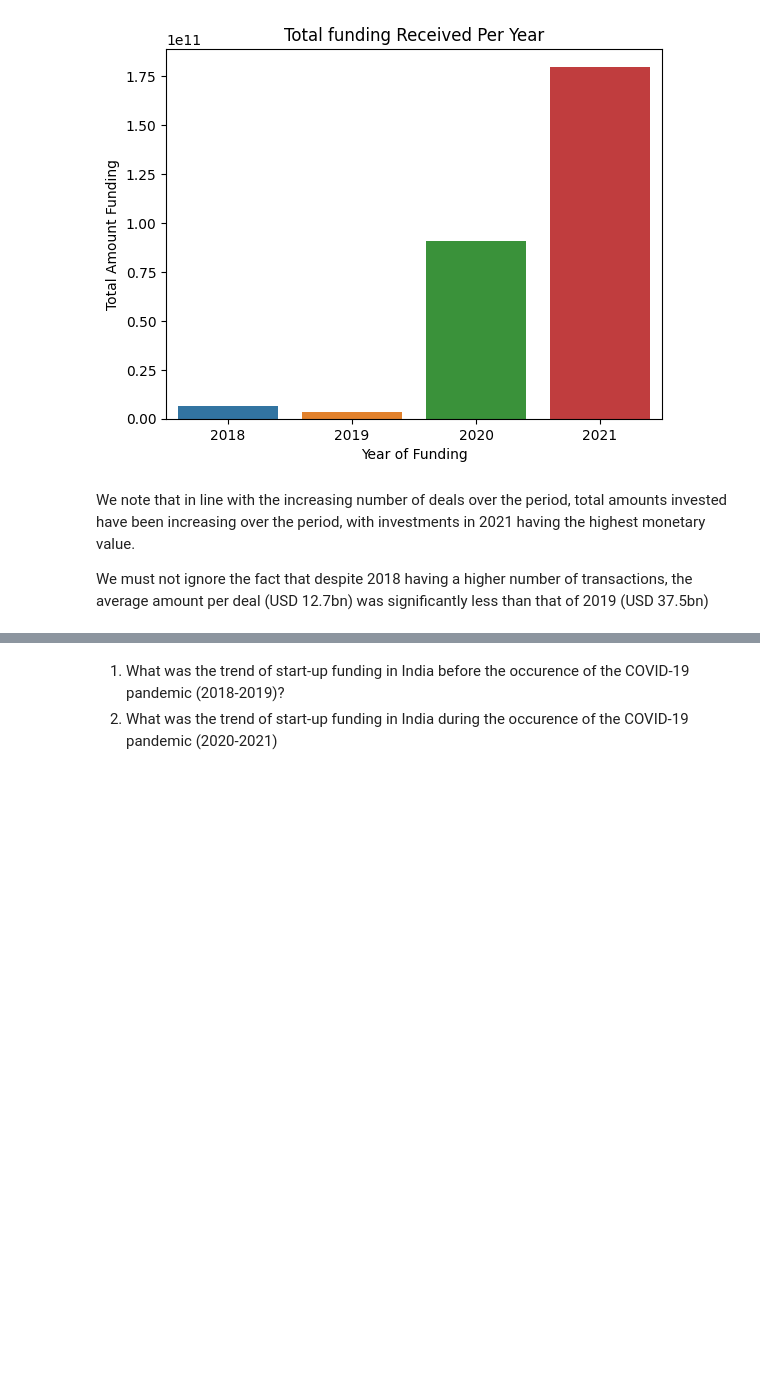
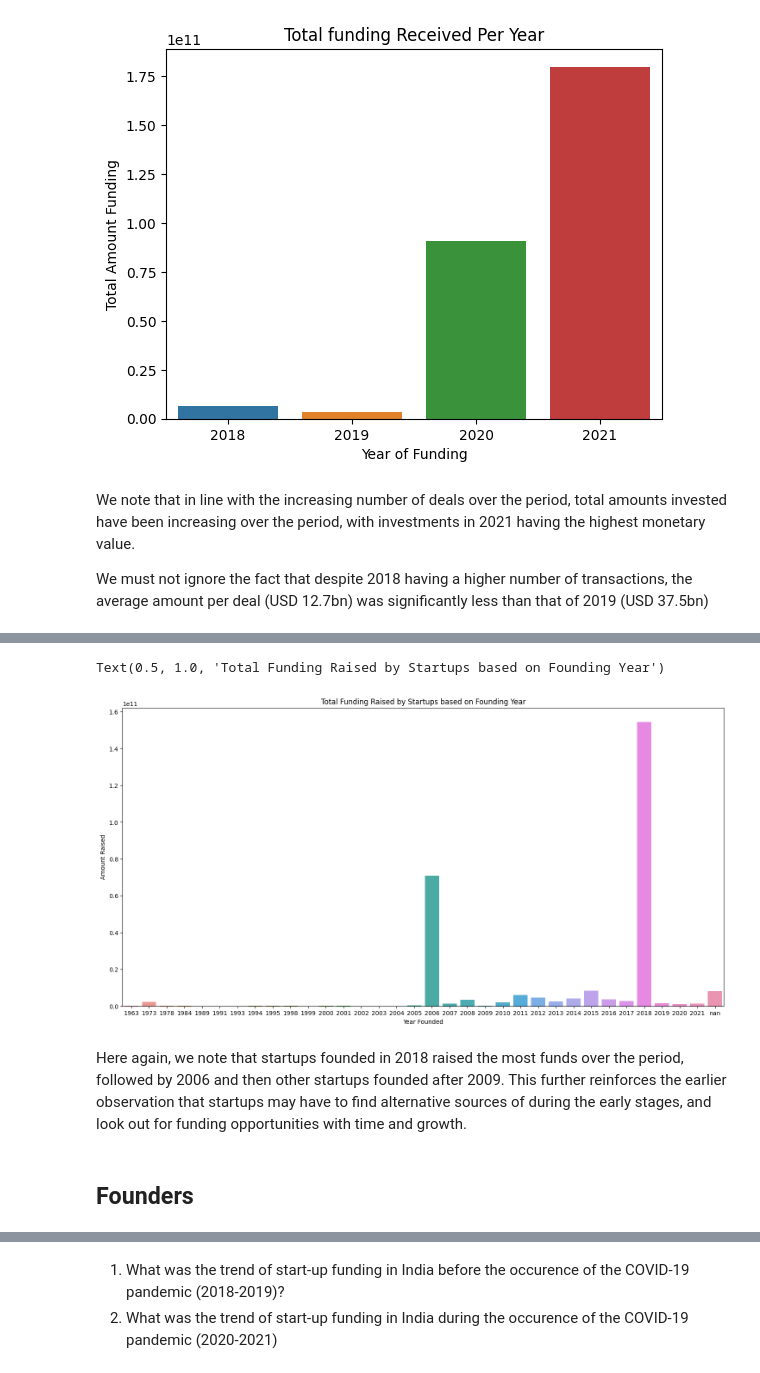
Before and after one commit to kbay9/Indian-startup-funding-analyses-with-python, a Jupyter notebook: DataAnalysis_Step_By_Step_Guide.ipynb, the cells around one changed output, grey strips where cells are left out. Saved outputs shown, nothing was run; the diff lists cells and outputs as text; code cells hidden in the pictures; blank space fills up the shorter version.

```diff
--- a/DataAnalysis_Step_By_Step_Guide.ipynb
+++ b/DataAnalysis_Step_By_Step_Guide.ipynb
@@ -2096,0 +2208,4 @@ We must not ignore the fact that despite 2018 having a higher number of transact
+# %%
+# Let's look at how much the average startup raised based on their founding year
+year_founded_grouped = complete_data_set.groupby("Founded").Amount.agg(["count","sum", "mean", "median"])
+year_founded_grouped
@@ -2096,0 +2231,13 @@ We must not ignore the fact that despite 2018 having a higher number of transact
+# %%
+plt.figure(figsize = (18,9))
+sns.barplot(x = year_founded_grouped.index, y = year_founded_grouped["sum"])
+plt.xlabel("Year Founded")
+plt.ylabel("Amount Raised")
+plt.title("Total Funding Raised by Startups based on Founding Year")
+# %% [output]
+Text(0.5, 1.0, 'Total Funding Raised by Startups based on Founding Year')
+[figure, added]
+# %% [markdown]
+Here again, we note that startups founded in 2018 raised the most funds over the period, followed by 2006 and then other startups founded after 2009. This further reinforces the earlier observation that startups may have to find alternative sources of during the early stages, and look out for funding opportunities with time and growth.
+# %% [markdown]
+## Founders
```
Also changed, not shown: parts of 69 cells of this notebook, 1 other file.
